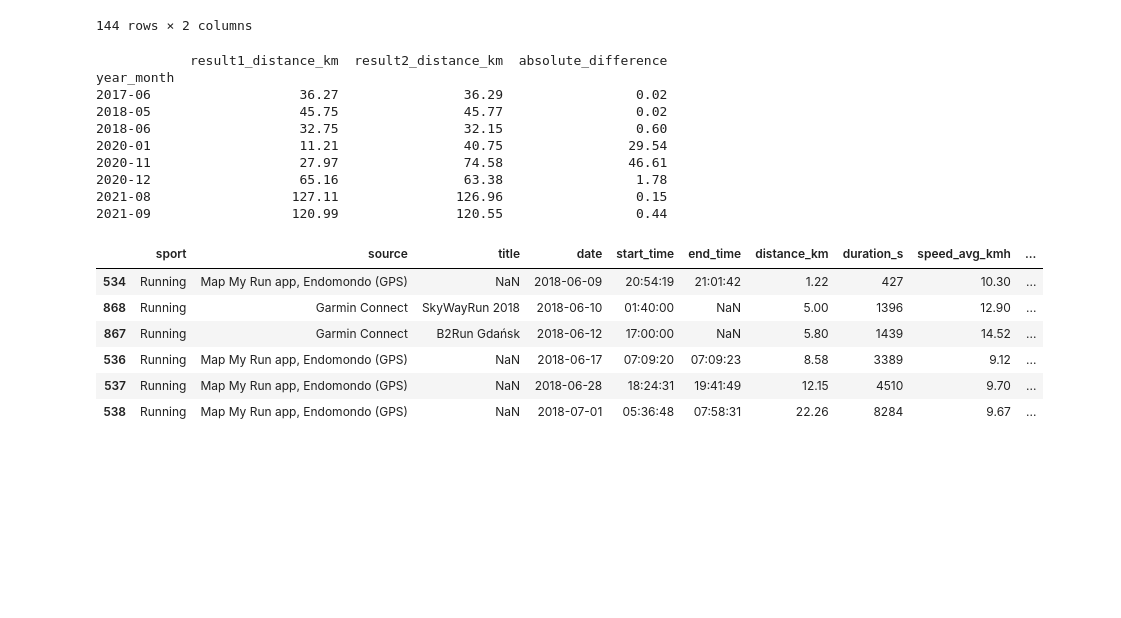
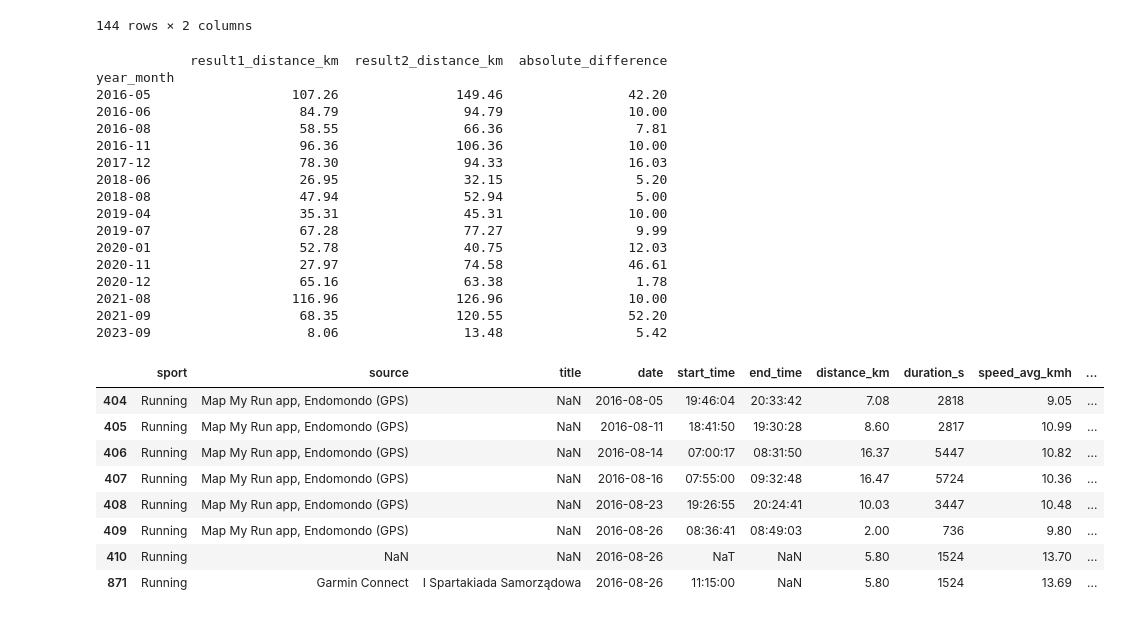
Before and after one commit to slazur83/Tableau, a Jupyter notebook: Workouts.ipynb, the cells around one changed output. Drawn from its saved outputs; the diff is of its cells as text; code cells hidden in the pictures; blank space fills up the shorter version.

```diff
--- a/Workouts.ipynb
+++ b/Workouts.ipynb
@@ -229,4 +178,3 @@ if not mismatches.empty:
 else:
   df12 = df12.drop('mismatch', axis=1)
   df12['title'] = np.nan
-  display(df12)
@@ -295,7 +199,8 @@ if not duplicate_rows.empty:
 
     if y.upper() == 'Y':
         condition = pd.isna(duplicate_rows['title'])
-        df1234 = df1234[~df1234.index.isin(duplicate_rows[condition].index)]
+        df1234 = df1234[df1234.index.isin(duplicate_rows[condition].index)]
+        print(df1234)
         print(f"Deleted {count} rows.")
         duplicate_rows = df1234[df1234.duplicated(subset=['date', 'duration_s', 'distance_km'], keep=False)]
         if not duplicate_rows.empty:
@@ -366,5 +229,7 @@ See the caveats in the documentation: https://pandas.pydata.org/pandas-docs/stab
-# %%
-df1234 = df1234.drop(df1234[((df1234['date'] == '2018-06-09') | (df1234['date'] == '2018-06-12')) & pd.isna(df1234['source'])].index)
+# %%
+selected_dates = df1234.loc[df1234['title'].notna() & ~df1234['title'].str.contains('Bieganie', na=False), 'date']
+
+df1234 = df1234.drop(df1234[df1234['date'].isin(selected_dates)].index)
 # %% [markdown]
 **Checks**
 # %%
@@ -434,27 +299,36 @@ result2 = result2.rename(columns={'distance_km': 'result2_distance_km'})
 
 result = pd.concat([result1.set_index('year_month'), result2.set_index('year_month')], axis=1, join='outer')
 result['absolute_difference'] = abs(result['result2_distance_km'] - result['result1_distance_km'])
-filtered_df = result[result['absolute_difference'] > 0.02].copy()
+filtered_df = result[result['absolute_difference'] > 0.03].copy()
 print(filtered_df)
 # %% [output]
             result1_distance_km  result2_distance_km  absolute_difference
 year_month
-2017-06                   36.27                36.29                 0.02
-2018-05                   45.75                45.77                 0.02
-2018-06                   32.75                32.15                 0.60
-2020-01                   11.21                40.75                29.54
+2016-05                  107.26               149.46                42.20
+2016-06                   84.79                94.79                10.00
+2016-08                   58.55                66.36                 7.81
+2016-11                   96.36               106.36                10.00
+2017-12                   78.30                94.33                16.03
+2018-06                   26.95                32.15                 5.20
+2018-08                   47.94                52.94                 5.00
+2019-04                   35.31                45.31                10.00
+2019-07                   67.28                77.27                 9.99
+2020-01                   52.78                40.75                12.03
 2020-11                   27.97                74.58                46.61
 2020-12                   65.16                63.38                 1.78
-2021-08                  127.11               126.96                 0.15
-2021-09                  120.99               120.55                 0.44
+2021-08                  116.96               126.96                10.00
+2021-09                   68.35               120.55                52.20
+2023-09                    8.06                13.48                 5.42
 # %%
-selected_rows = df1234[(df1234['date'] >= '2018-06-01') & (df1234['date'] <= '2018-07-01')]
+selected_rows = df1234[(df1234['date'] >= '2016-08-01') & (df1234['date'] <= '2016-08-30')]
 display(selected_rows)
 # %% [output]
 |  | sport | source | title | date | start_time | end_time | distance_km | duration_s | speed_avg_kmh | ... |
-| 534 | Running | Map My Run app, Endomondo (GPS) | NaN | 2018-06-09 | 20:54:19 | 21:01:42 | 1.22 | 427 | 10.30 | ... |
-| 868 | Running | Garmin Connect | SkyWayRun 2018 | 2018-06-10 | 01:40:00 | NaN | 5.00 | 1396 | 12.90 | ... |
-| 867 | Running | Garmin Connect | B2Run Gdańsk | 2018-06-12 | 17:00:00 | NaN | 5.80 | 1439 | 14.52 | ... |
-| 536 | Running | Map My Run app, Endomondo (GPS) | NaN | 2018-06-17 | 07:09:20 | 07:09:23 | 8.58 | 3389 | 9.12 | ... |
-| 537 | Running | Map My Run app, Endomondo (GPS) | NaN | 2018-06-28 | 18:24:31 | 19:41:49 | 12.15 | 4510 | 9.70 | ... |
-| 538 | Running | Map My Run app, Endomondo (GPS) | NaN | 2018-07-01 | 05:36:48 | 07:58:31 | 22.26 | 8284 | 9.67 | ... |
+| 404 | Running | Map My Run app, Endomondo (GPS) | NaN | 2016-08-05 | 19:46:04 | 20:33:42 | 7.08 | 2818 | 9.05 | ... |
+| 405 | Running | Map My Run app, Endomondo (GPS) | NaN | 2016-08-11 | 18:41:50 | 19:30:28 | 8.60 | 2817 | 10.99 | ... |
+| 406 | Running | Map My Run app, Endomondo (GPS) | NaN | 2016-08-14 | 07:00:17 | 08:31:50 | 16.37 | 5447 | 10.82 | ... |
+| 407 | Running | Map My Run app, Endomondo (GPS) | NaN | 2016-08-16 | 07:55:00 | 09:32:48 | 16.47 | 5724 | 10.36 | ... |
+| 408 | Running | Map My Run app, Endomondo (GPS) | NaN | 2016-08-23 | 19:26:55 | 20:24:41 | 10.03 | 3447 | 10.48 | ... |
+| 409 | Running | Map My Run app, Endomondo (GPS) | NaN | 2016-08-26 | 08:36:41 | 08:49:03 | 2.00 | 736 | 9.80 | ... |
+| 410 | Running | NaN | NaN | 2016-08-26 | NaT | NaN | 5.80 | 1524 | 13.70 | ... |
+| 871 | Running | Garmin Connect | I Spartakiada Samorządowa | 2016-08-26 | 11:15:00 | NaN | 5.80 | 1524 | 13.69 | ... |
```
Also changed, not shown: parts of 9 cells of this notebook.
